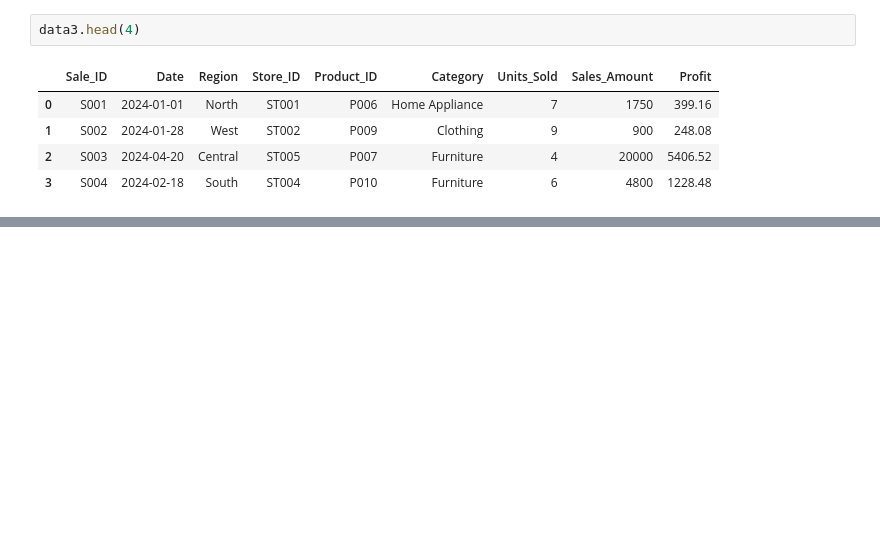
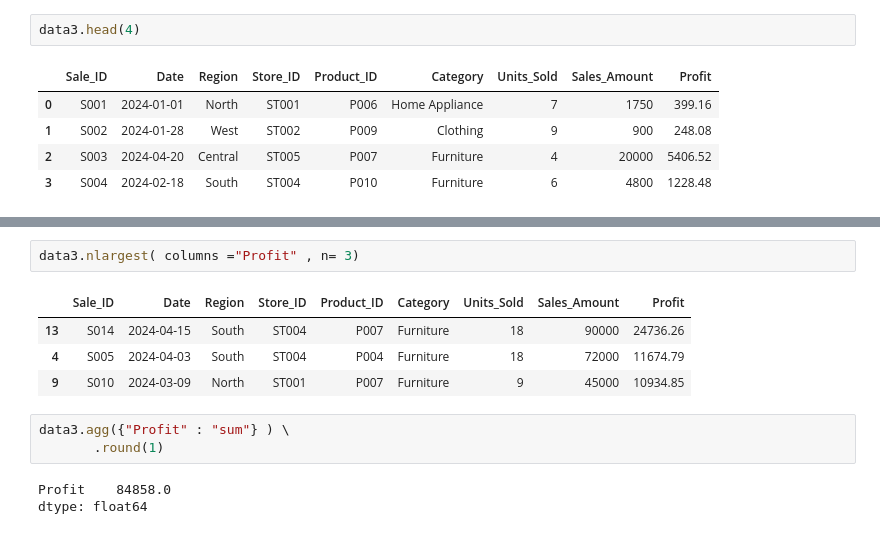
Before and after one commit to neelima225/repository18-3, a Jupyter notebook: datadrma/dataframe.ipynb, the cells around one changed output, grey strips where cells are left out. Cells and saved outputs as stored; diff of their text form; blank space fills up the shorter version.

```diff
--- a/datadrma/dataframe.ipynb
+++ b/datadrma/dataframe.ipynb
@@ -514,0 +622,13 @@ KeyError: 'sales_Amount'
+# %%
+data3.nlargest( columns ="Profit" , n= 3)
+# %% [output]
+|  | Sale_ID | Date | Region | Store_ID | Product_ID | Category | Units_Sold | Sales_Amount | Profit |
+| 13 | S014 | 2024-04-15 | South | ST004 | P007 | Furniture | 18 | 90000 | 24736.26 |
+| 4 | S005 | 2024-04-03 | South | ST004 | P004 | Furniture | 18 | 72000 | 11674.79 |
+| 9 | S010 | 2024-03-09 | North | ST001 | P007 | Furniture | 9 | 45000 | 10934.85 |
+# %%
+data3.agg({"Profit" : "sum"} ) \
+       .round(1)
+# %% [output]
+Profit    84858.0
+dtype: float64
```
Also changed, not shown: parts of 15 cells of this notebook.
